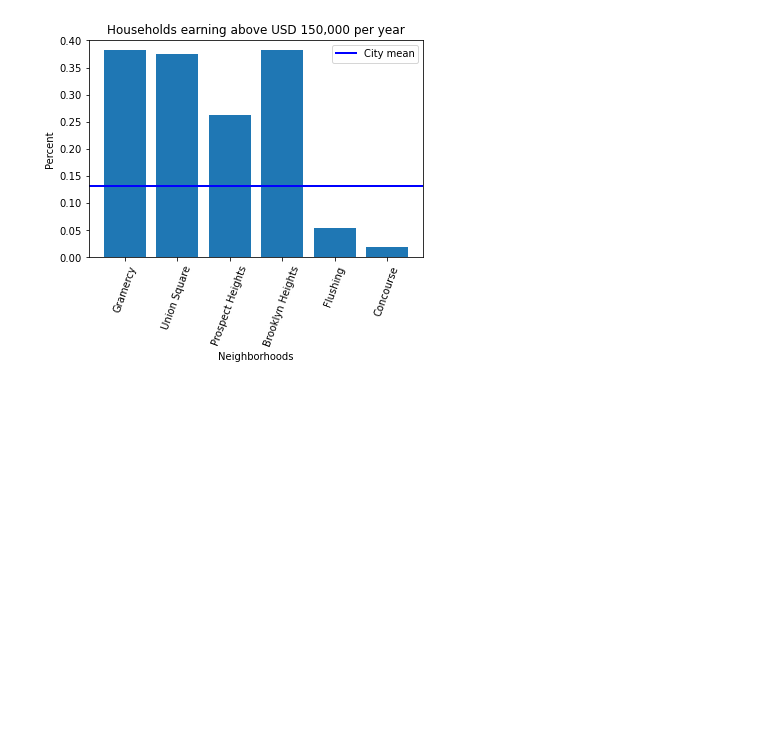
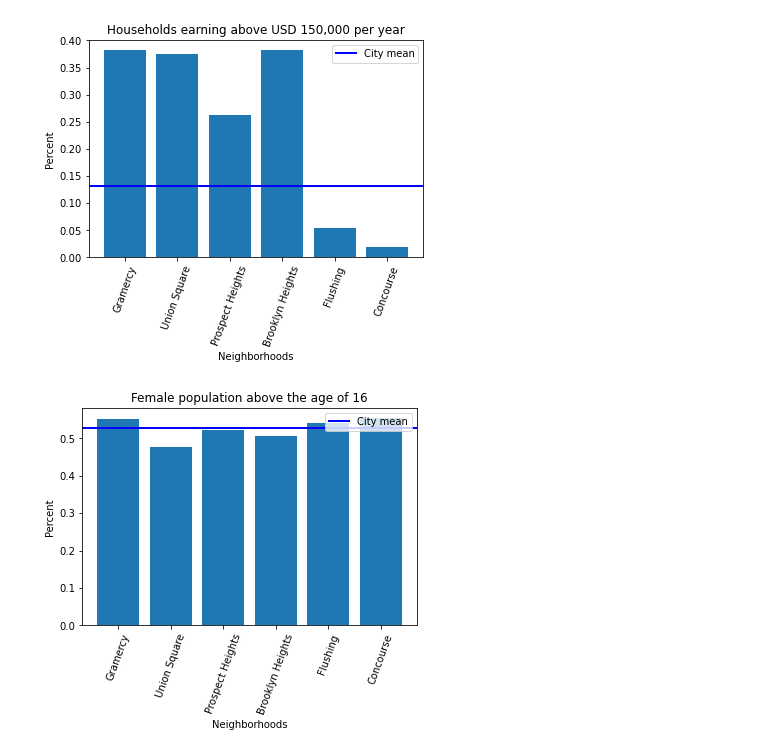
Before and after one commit to ejfeldman7/Metis_Project_1, a Jupyter notebook: census_data_cleaning_demogs.ipynb, the cells around one changed output. Drawn from its saved outputs; the diff is of its cells as text; code cells hidden in the pictures; blank space fills up the shorter version.

```diff
--- a/census_data_cleaning_demogs.ipynb
+++ b/census_data_cleaning_demogs.ipynb
@@ -153,3 +153,17 @@ plt.show;
 plt.savefig("hhincome.svg")
 # %% [output]
 [figure]
+# %%
+ticks_x2 = ['Gramercy', 'Union Square','Prospect Heights', 'Brooklyn Heights', 'Flushing','Concourse']
+spacing = np.linspace(0,5,6)
+plt.bar(merged_df['GeogName'],merged_df['fem_pop_percent'])
+plt.xticks(spacing, ticks_x, rotation=70)
+plt.axhline(mean_fem, label= 'City mean', color = 'blue', linewidth=2)
+plt.title('Female population above the age of 16')
+plt.xlabel('Neighborhoods')
+plt.ylabel('Percent')
+plt.legend(bbox_to_anchor = (1.0, 1), loc = 'upper right')
+plt.show;
+plt.savefig("fempop.svg")
+# %% [output]
+[figure, added]
```
Also changed, not shown: parts of 1 cell of this notebook, 10 other files.
